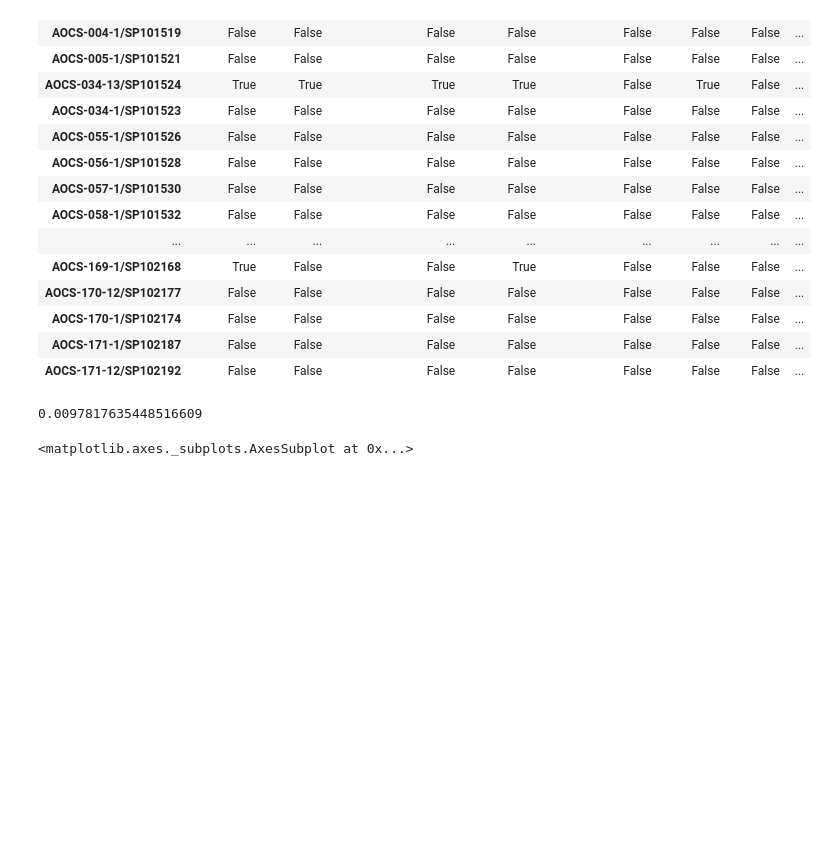
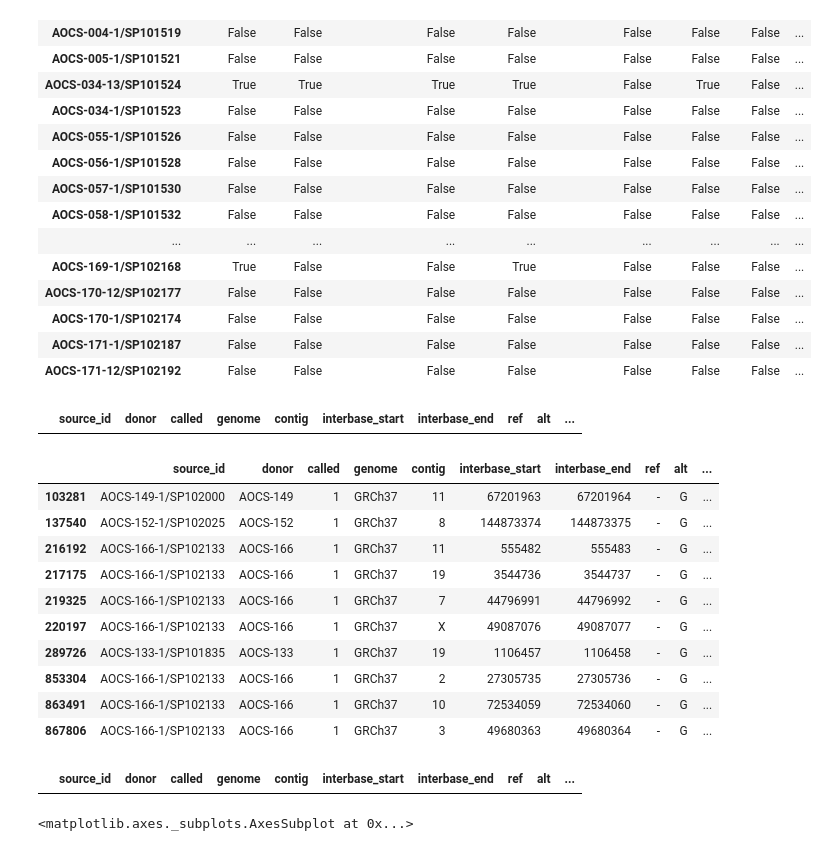
Before and after one commit to hammerlab/paper-aocs-chemo-neoantigens, a Jupyter notebook: notebooks/mnvs and indels.ipynb, the cells around one changed output. Cells and saved outputs as stored; diff of their text form; code cells hidden in the pictures; blank space fills up the shorter version.

```diff
--- a/notebooks/mnvs and indels.ipynb
+++ b/notebooks/mnvs and indels.ipynb
@@ -96,10 +96,28 @@ treatments_matrix
 | AOCS-170-1/SP102174 | False | False | False | False | False | False | False | ... |
 | AOCS-171-1/SP102187 | False | False | False | False | False | False | False | ... |
 | AOCS-171-12/SP102192 | False | False | False | False | False | False | False | ... |
-# %%
-mutations.mnv.mean()
-# %% [output]
-0.0097817635448516609
+# %%
+mutations.ix[mutations.context_mutation_3p5p == "G(>T)T"]
+# %% [output]
+|  | source_id | donor | called | genome | contig | interbase_start | interbase_end | ref | alt | ... |
+# %%
+mutations.ix[(mutations.ref == "-") & (mutations.alt == "G")]
+# %% [output]
+|  | source_id | donor | called | genome | contig | interbase_start | interbase_end | ref | alt | ... |
+| 103281 | AOCS-149-1/SP102000 | AOCS-149 | 1 | GRCh37 | 11 | 67201963 | 67201964 | - | G | ... |
+| 137540 | AOCS-152-1/SP102025 | AOCS-152 | 1 | GRCh37 | 8 | 144873374 | 144873375 | - | G | ... |
+| 216192 | AOCS-166-1/SP102133 | AOCS-166 | 1 | GRCh37 | 11 | 555482 | 555483 | - | G | ... |
+| 217175 | AOCS-166-1/SP102133 | AOCS-166 | 1 | GRCh37 | 19 | 3544736 | 3544737 | - | G | ... |
+| 219325 | AOCS-166-1/SP102133 | AOCS-166 | 1 | GRCh37 | 7 | 44796991 | 44796992 | - | G | ... |
+| 220197 | AOCS-166-1/SP102133 | AOCS-166 | 1 | GRCh37 | X | 49087076 | 49087077 | - | G | ... |
+| 289726 | AOCS-133-1/SP101835 | AOCS-133 | 1 | GRCh37 | 19 | 1106457 | 1106458 | - | G | ... |
+| 853304 | AOCS-166-1/SP102133 | AOCS-166 | 1 | GRCh37 | 2 | 27305735 | 27305736 | - | G | ... |
+| 863491 | AOCS-166-1/SP102133 | AOCS-166 | 1 | GRCh37 | 10 | 72534059 | 72534060 | - | G | ... |
+| 867806 | AOCS-166-1/SP102133 | AOCS-166 | 1 | GRCh37 | 3 | 49680363 | 49680364 | - | G | ... |
+# %%
+mutations.ix[(mutations.ref == "G") & (mutations.alt == "GT")]
+# %% [output]
+|  | source_id | donor | called | genome | contig | interbase_start | interbase_end | ref | alt | ... |
 # %%
 seaborn.swarmplot(data=sources, x="cisplatin_status", y="fraction_indels")
 pyplot.figure()
```
Also changed, not shown: 5 other files.
